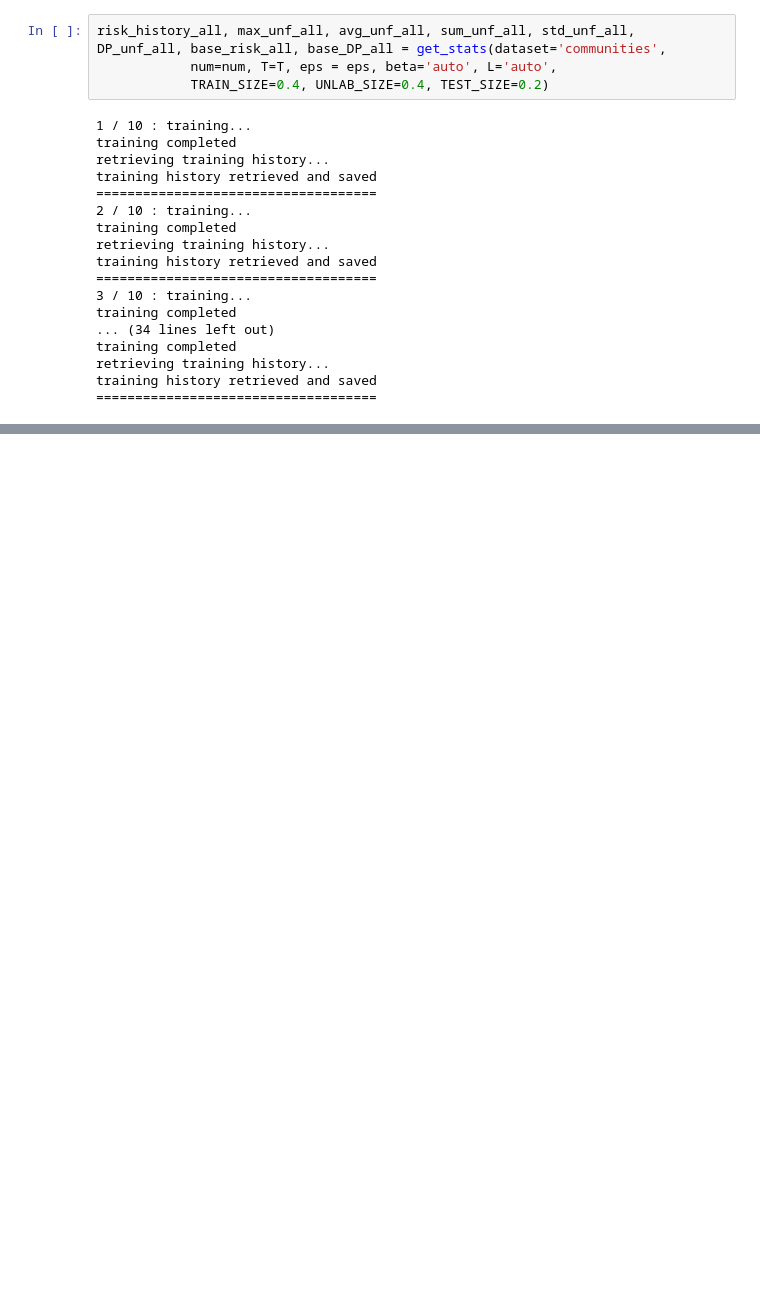
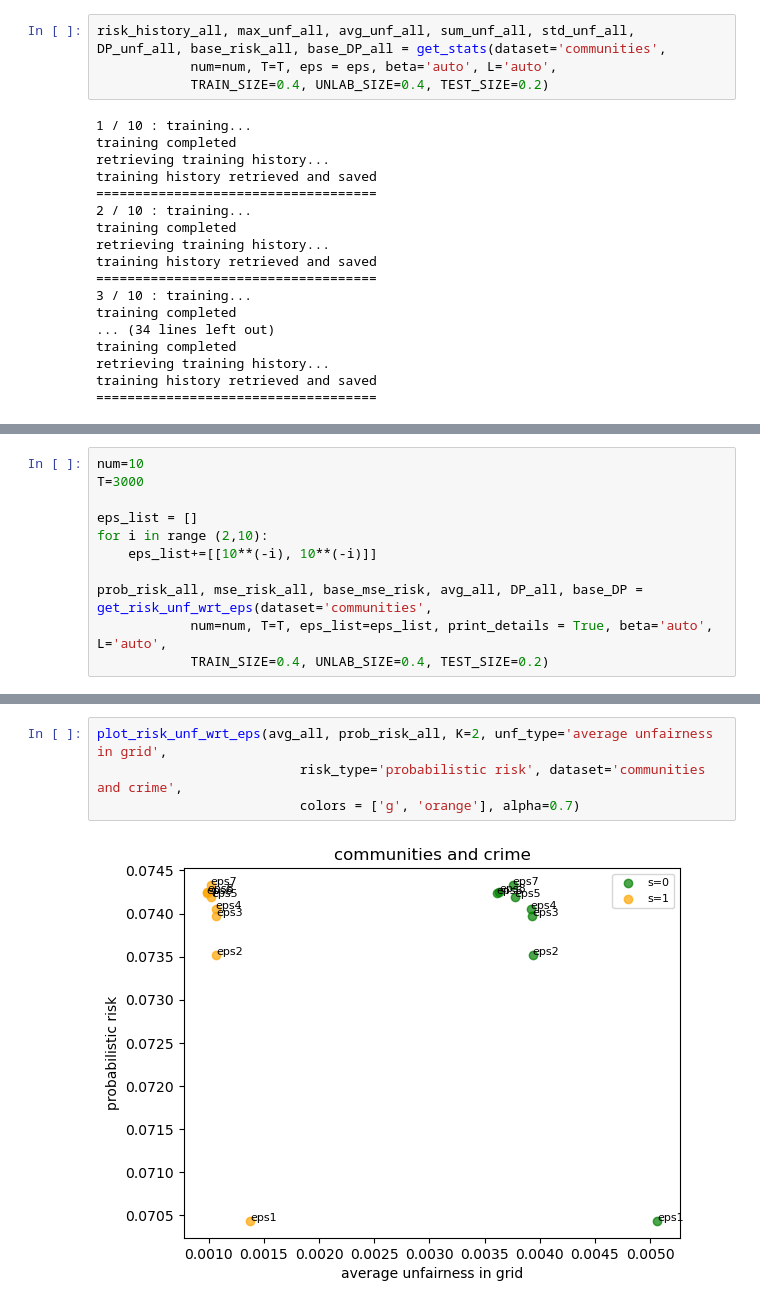
Before and after one commit to taturyan/unaware-fair-reg, a Jupyter notebook: CommunitiesCrime_experiments.ipynb, the cells around one changed output, grey strips where cells are left out. Drawn from its saved outputs; the diff is of its cells as text; blank space fills up the shorter version.

```diff
--- a/CommunitiesCrime_experiments.ipynb
+++ b/CommunitiesCrime_experiments.ipynb
@@ -104,0 +111,11 @@ plot_unfairness_vs_risk(risk_history_all, avg_unf_all, T=T, moving_av=100, K=2,
+# %%
+num=10
+T=3000
+
+eps_list = []
+for i in range (2,10):
+    eps_list+=[[10**(-i), 10**(-i)]]
+
+prob_risk_all, mse_risk_all, base_mse_risk, avg_all, DP_all, base_DP = get_risk_unf_wrt_eps(dataset='communities',
+            num=num, T=T, eps_list=eps_list, print_details = True, beta='auto', L='auto',
+            TRAIN_SIZE=0.4, UNLAB_SIZE=0.4, TEST_SIZE=0.2)
@@ -104,0 +140,6 @@ plot_unfairness_vs_risk(risk_history_all, avg_unf_all, T=T, moving_av=100, K=2,
+# %%
+plot_risk_unf_wrt_eps(avg_all, prob_risk_all, K=2, unf_type='average unfairness in grid',
+                          risk_type='probabilistic risk', dataset='communities and crime',
+                          colors = ['g', 'orange'], alpha=0.7)
+# %% [output]
+[figure, added]
```
Also changed, not shown: parts of 11 cells of this notebook, 1 other file.
